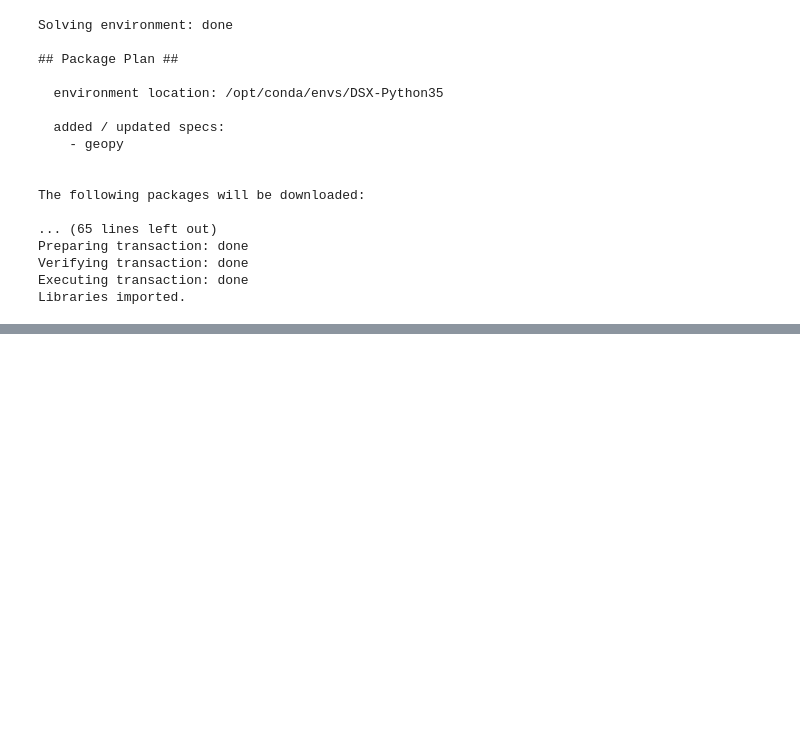
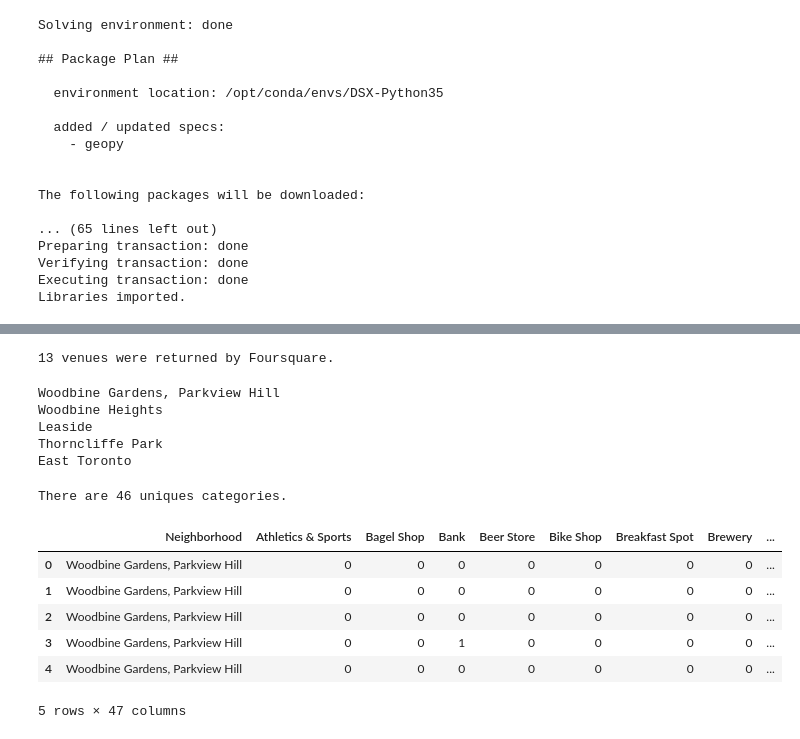
Before and after one commit to maciejjanek/Coursera_Capstone, a Jupyter notebook: Neighborhoods in Toronto analysis.ipynb, the cells around one changed output, grey strips where cells are left out. Cells and saved outputs as stored; diff of their text form; code cells hidden in the pictures; blank space fills up the shorter version.

```diff
--- a/Neighborhoods in Toronto analysis.ipynb
+++ b/Neighborhoods in Toronto analysis.ipynb
@@ -78,0 +99,3 @@ map_toronto
+# %%
+east_york = df1[df1['Borough'] == 'East York'].reset_index(drop=True)
+east_york.head()
@@ -78,0 +167,24 @@ map_toronto
+# %%
+def get_category_type(row):
+    try:
+        categories_list = row['categories']
+    except:
+        categories_list = row['venue.categories']
+
+    if len(categories_list) == 0:
+        return None
+    else:
+        return categories_list[0]['name']
+
+venues = results['response']['groups'][0]['items']
+
+nearby_venues = json_normalize(venues) # flatten JSON
+
+filtered_columns = ['venue.name', 'venue.categories', 'venue.location.lat', 'venue.location.lng']
+nearby_venues =nearby_venues.loc[:, filtered_columns]
+nearby_venues['venue.categories'] = nearby_venues.apply(get_category_type, axis=1)
+nearby_venues.columns = [col.split(".")[-1] for col in nearby_venues.columns]
+
+print('{} venues were returned by Foursquare.'.format(nearby_venues.shape[0]))
+# %% [output]
+13 venues were returned by Foursquare.
@@ -78,0 +231,32 @@ map_toronto
+# %%
+eastyork_venues = getNearbyVenues(names=east_york['Neighborhood'],
+                                   latitudes=east_york['Latitude'],
+                                   longitudes=east_york['Longitude']
+                                  )
+# %% [output]
+Woodbine Gardens, Parkview Hill
+Woodbine Heights
+Leaside
+Thorncliffe Park
+East Toronto
+# %%
+print('There are {} uniques categories.'.format(len(eastyork_venues['Venue Category'].unique())))
+# %% [output]
+There are 46 uniques categories.
+# %%
+eastyork_onehot = pd.get_dummies(eastyork_venues[['Venue Category']], prefix="", prefix_sep="")
+eastyork_onehot['Neighborhood'] = eastyork_venues['Neighborhood']
+
+# move neighborhood column to the first column
+fixed_columns = [eastyork_onehot.columns[-1]] + list(eastyork_onehot.columns[:-1])
+eastyork_onehot = eastyork_onehot[fixed_columns]
+
+eastyork_onehot.head()
+# %% [output]
+|  | Neighborhood | Athletics & Sports | Bagel Shop | Bank | Beer Store | Bike Shop | Breakfast Spot | Brewery | ... |
+| 0 | Woodbine Gardens, Parkview Hill | 0 | 0 | 0 | 0 | 0 | 0 | 0 | ... |
+| 1 | Woodbine Gardens, Parkview Hill | 0 | 0 | 0 | 0 | 0 | 0 | 0 | ... |
+| 2 | Woodbine Gardens, Parkview Hill | 0 | 0 | 0 | 0 | 0 | 0 | 0 | ... |
+| 3 | Woodbine Gardens, Parkview Hill | 0 | 0 | 1 | 0 | 0 | 0 | 0 | ... |
+| 4 | Woodbine Gardens, Parkview Hill | 0 | 0 | 0 | 0 | 0 | 0 | 0 | ... |
+5 rows × 47 columns
```
Also changed, not shown: parts of 21 cells of this notebook.
